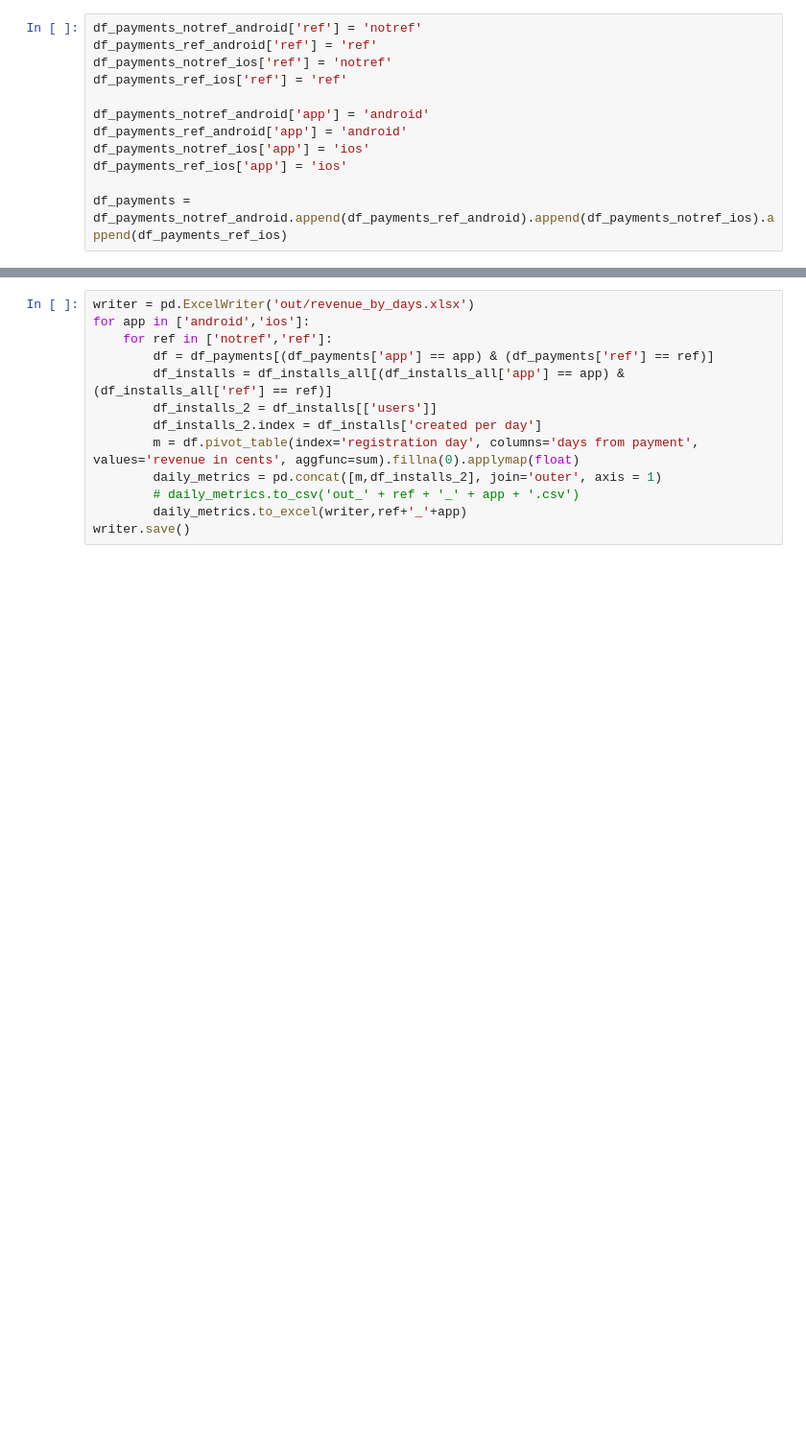
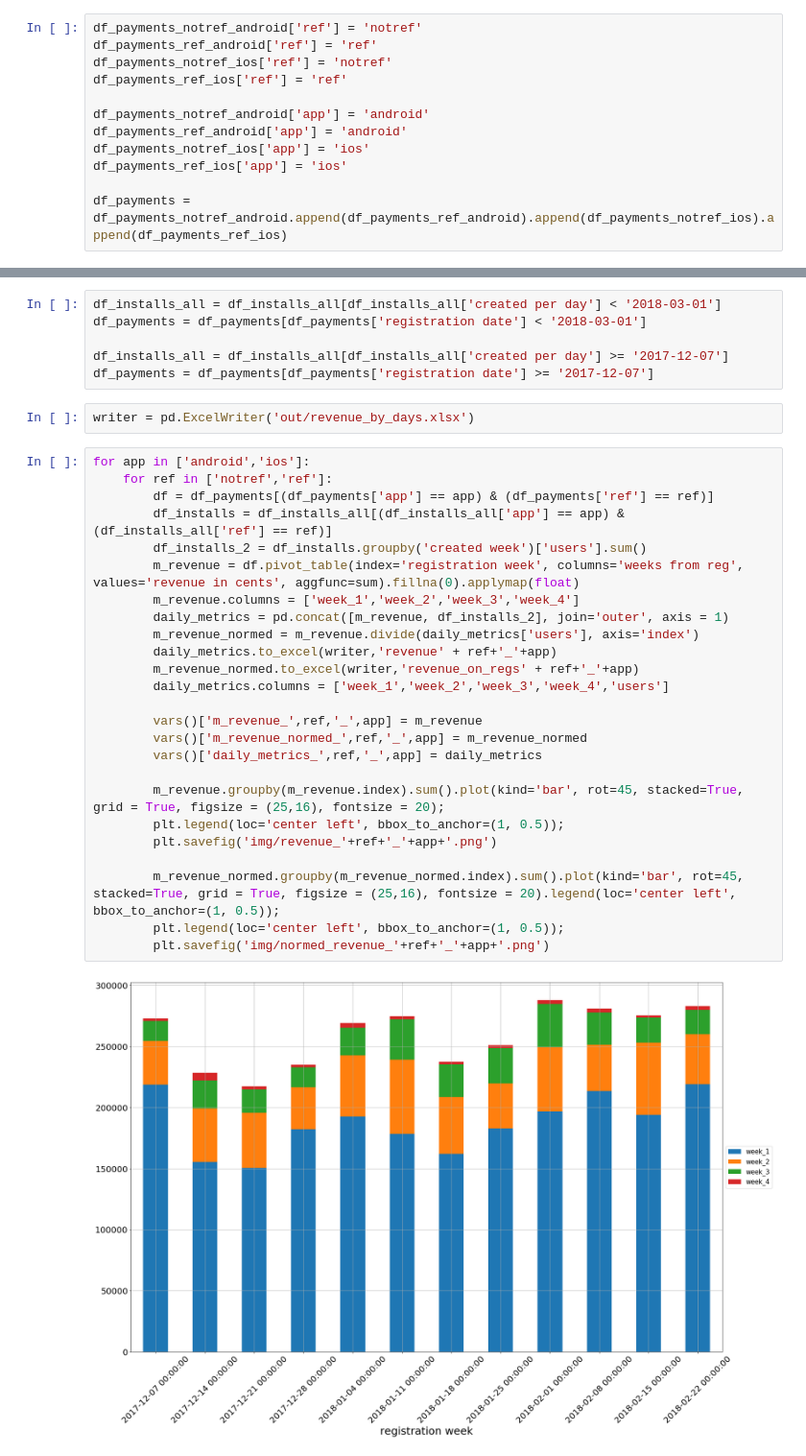
Before and after one commit to finegrip/TopfaceAnalytics, a Jupyter notebook: revenue_by_days/revenue_by_days.ipynb, the cells around one changed output, grey strips where cells are left out. Shown at 96% size. Drawn from its saved outputs; the diff is of its cells as text; blank space fills up the shorter version.

Commit message:
Revenue by first 3 weeks for mobiles

```diff
--- a/revenue_by_days/revenue_by_days.ipynb
+++ b/revenue_by_days/revenue_by_days.ipynb
@@ -37,13 +49,35 @@ df_payments = df_payments[df_payments['days from payment'] <= 7]
-# %%
-writer = pd.ExcelWriter('out/revenue_by_days.xlsx')
-for app in ['android','ios']:
-    for ref in ['notref','ref']:
-        df = df_payments[(df_payments['app'] == app) & (df_payments['ref'] == ref)]
-        df_installs = df_installs_all[(df_installs_all['app'] == app) & (df_installs_all['ref'] == ref)]
-        df_installs_2 = df_installs[['users']]
-        df_installs_2.index = df_installs['created per day']
-        m = df.pivot_table(index='registration day', columns='days from payment', values='revenue in cents', aggfunc=sum).fillna(0).applymap(float)
-        daily_metrics = pd.concat([m,df_installs_2], join='outer', axis = 1)
-        # daily_metrics.to_csv('out_' + ref + '_' + app + '.csv')
-        daily_metrics.to_excel(writer,ref+'_'+app)
-writer.save()
+# %%
+df_installs_all = df_installs_all[df_installs_all['created per day'] < '2018-03-01']
+df_payments = df_payments[df_payments['registration date'] < '2018-03-01']
+
+df_installs_all = df_installs_all[df_installs_all['created per day'] >= '2017-12-07']
+df_payments = df_payments[df_payments['registration date'] >= '2017-12-07']
+# %%
+writer = pd.ExcelWriter('out/revenue_by_days.xlsx')
+# %%
+for app in ['android','ios']:
+    for ref in ['notref','ref']:
+        df = df_payments[(df_payments['app'] == app) & (df_payments['ref'] == ref)]
+        df_installs = df_installs_all[(df_installs_all['app'] == app) & (df_installs_all['ref'] == ref)]
+        df_installs_2 = df_installs.groupby('created week')['users'].sum()
+        m_revenue = df.pivot_table(index='registration week', columns='weeks from reg', values='revenue in cents', aggfunc=sum).fillna(0).applymap(float)
+        m_revenue.columns = ['week_1','week_2','week_3','week_4']
+        daily_metrics = pd.concat([m_revenue, df_installs_2], join='outer', axis = 1)
+        m_revenue_normed = m_revenue.divide(daily_metrics['users'], axis='index')
+        daily_metrics.to_excel(writer,'revenue' + ref+'_'+app)
+        m_revenue_normed.to_excel(writer,'revenue_on_regs' + ref+'_'+app)
+        daily_metrics.columns = ['week_1','week_2','week_3','week_4','users']
+
+        vars()['m_revenue_',ref,'_',app] = m_revenue
+        vars()['m_revenue_normed_',ref,'_',app] = m_revenue_normed
+        vars()['daily_metrics_',ref,'_',app] = daily_metrics
+
+        m_revenue.groupby(m_revenue.index).sum().plot(kind='bar', rot=45, stacked=True, grid = True, figsize = (25,16), fontsize = 20);
+        plt.legend(loc='center left', bbox_to_anchor=(1, 0.5));
+        plt.savefig('img/revenue_'+ref+'_'+app+'.png')
+
+        m_revenue_normed.groupby(m_revenue_normed.index).sum().plot(kind='bar', rot=45, stacked=True, grid = True, figsize = (25,16), fontsize = 20).legend(loc='center left', bbox_to_anchor=(1, 0.5));
+        plt.legend(loc='center left', bbox_to_anchor=(1, 0.5));
+        plt.savefig('img/normed_revenue_'+ref+'_'+app+'.png')
+# %% [output]
+[figure, added]
```
Also changed, not shown: parts of 8 cells of this notebook, 22 other files.
